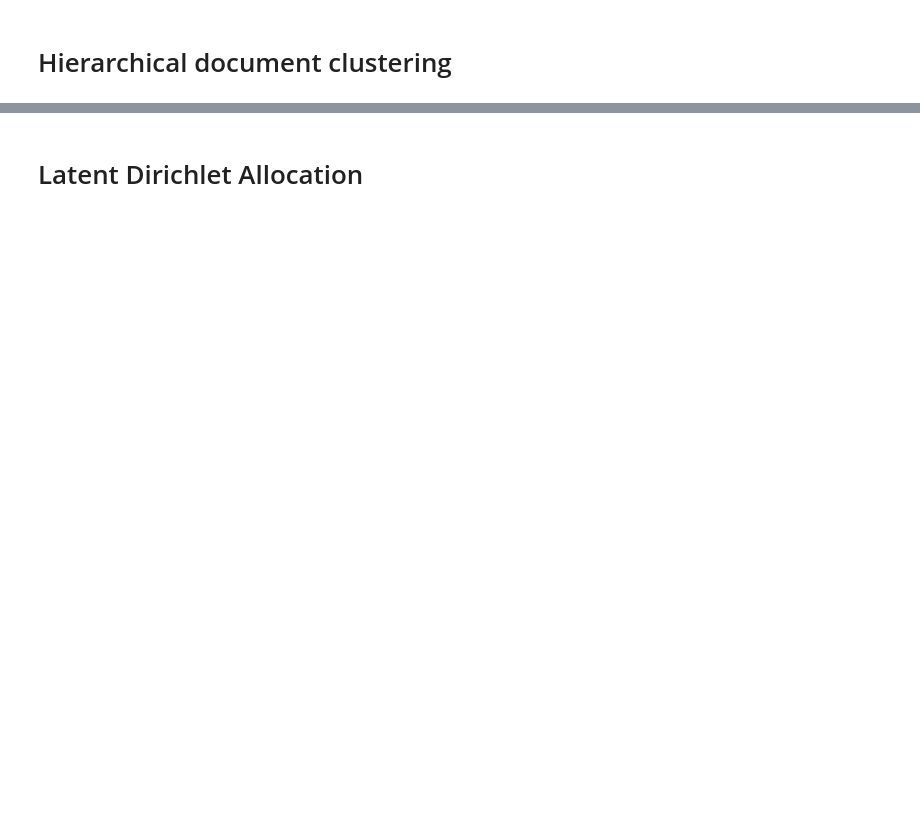
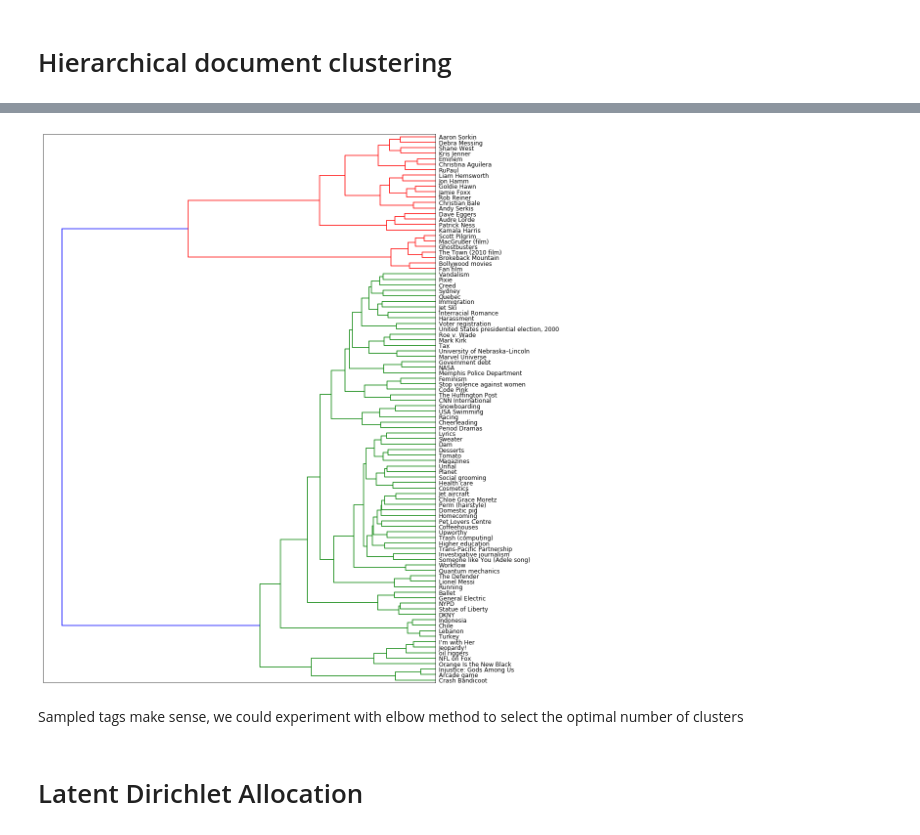
Before and after one commit to nowthisnews/youtube-8m, a Jupyter notebook: notebooks/data_pipeline.ipynb, the cells around one changed output, grey strips where cells are left out. Saved outputs shown, nothing was run; the diff lists cells and outputs as text; code cells hidden in the pictures; blank space fills up the shorter version.

```diff
--- a/notebooks/data_pipeline.ipynb
+++ b/notebooks/data_pipeline.ipynb
@@ -375,14 +423,22 @@ np.random.choice(linkage_matrix, 100)
 # %%
-fig, ax = plt.subplots(figsize=(15, 20)) # set size
-ax = dendrogram(linkage_matrix, orientation="right", labels=names);
+fig, ax = plt.subplots(figsize=(15, chart_height)) # set size
+ax = dendrogram(
+    linkage_matrix,
+    truncate_mode='mlab',
+    orientation="left",
+    labels=sampled_.names.values,
+    leaf_font_size=12.,);
 plt.tick_params(\
     axis= 'x',          # changes apply to the x-axis
     which='both',      # both major and minor ticks are affected
     bottom='off',      # ticks along the bottom edge are off
     top='off',         # ticks along the top edge are off
     labelbottom='off')
 
 plt.tight_layout() #show plot with tight layout
-plt.close()
+# %% [output]
+[figure, added]
+# %% [markdown]
+Sampled tags make sense, we could experiment with elbow method to select the optimal number of clusters
 # %% [markdown]
 # Latent Dirichlet Allocation
```
Also changed, not shown: parts of 28 cells of this notebook.
